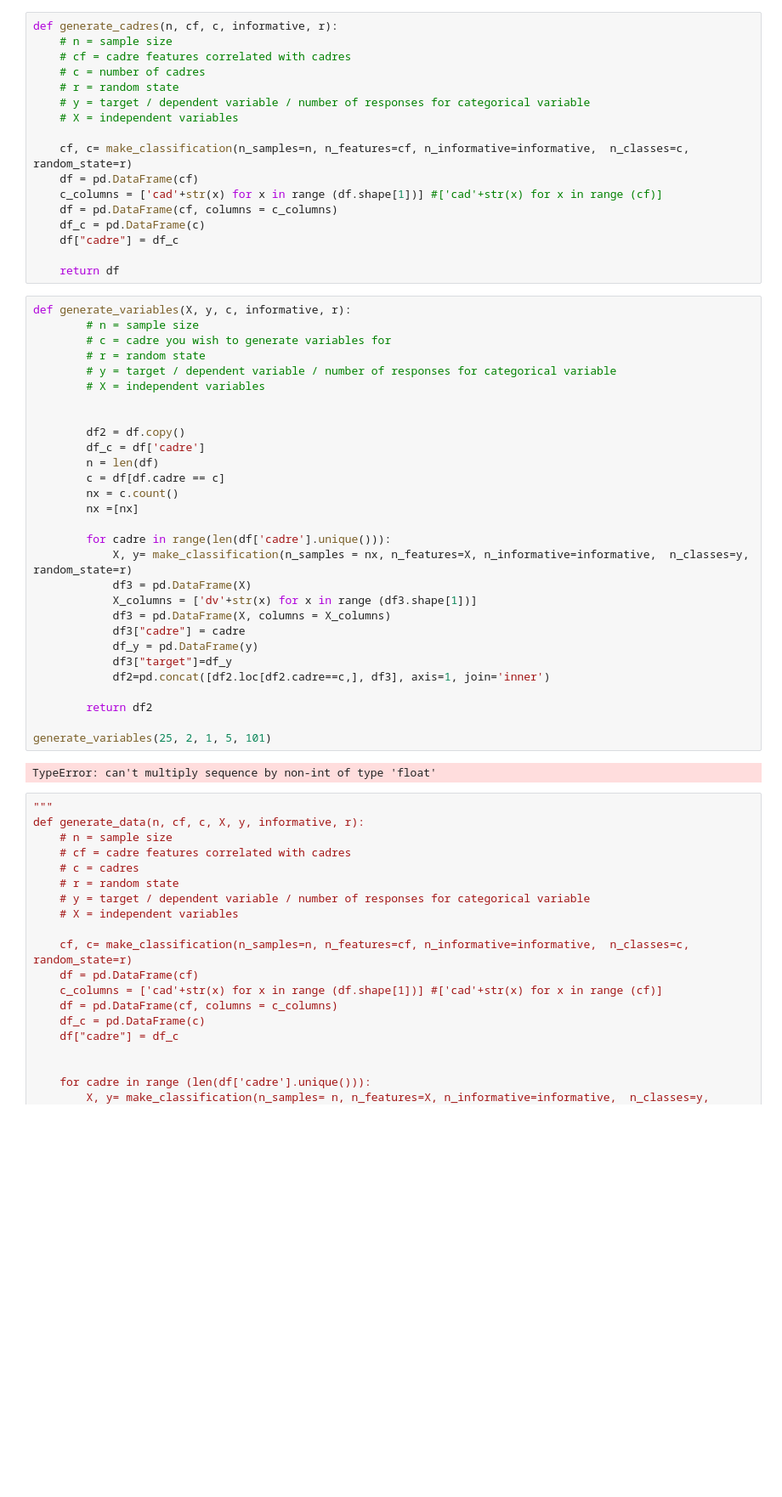
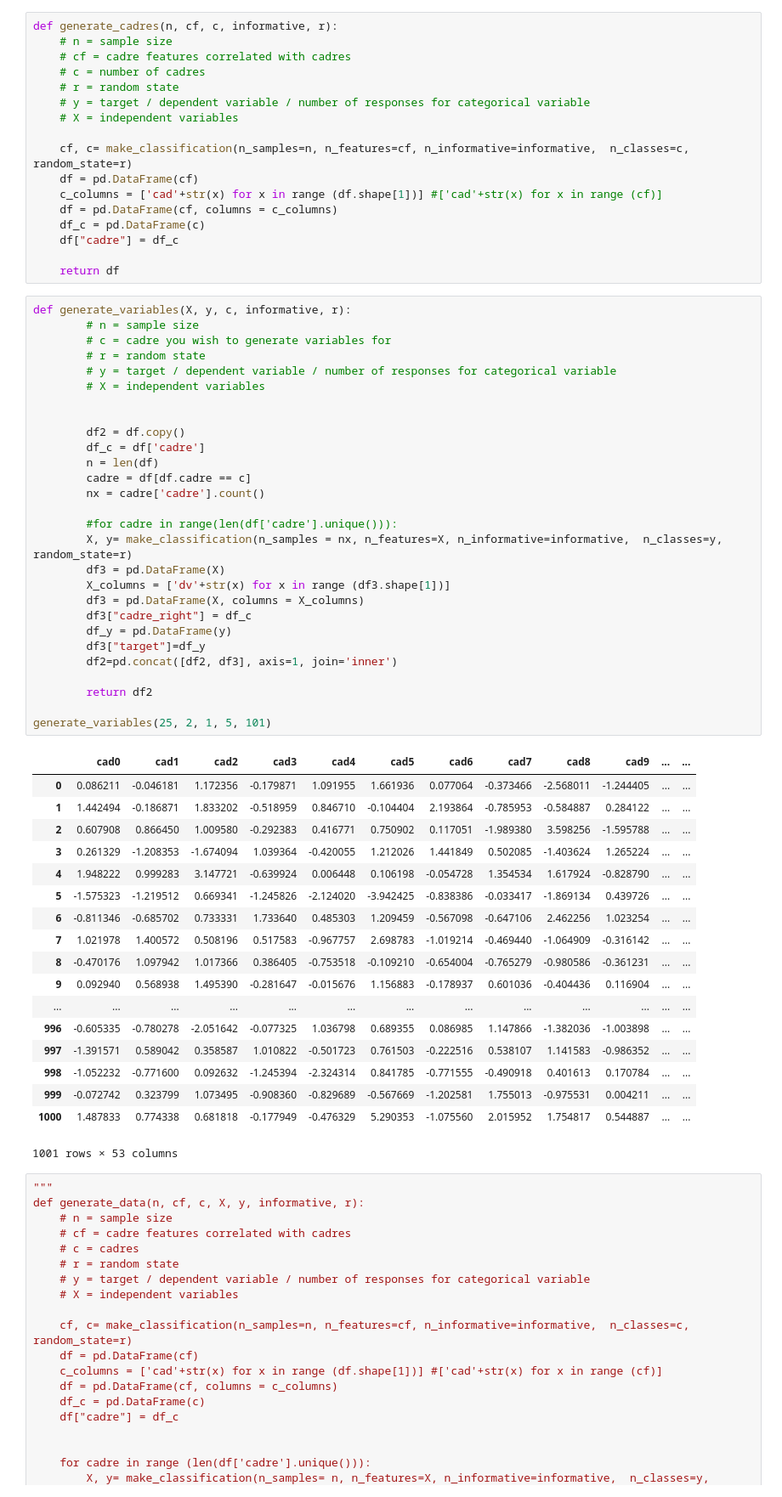
Before and after one commit to HealthINCITE/supervised-cadres, a Jupyter notebook: notebooks/DataGeneator.ipynb, the cells around one changed output. Shown: that part at 85% size. Saved outputs shown, nothing was run; the diff lists cells and outputs as text; blank space fills up the shorter version.

```diff
--- a/notebooks/DataGeneator.ipynb
+++ b/notebooks/DataGeneator.ipynb
@@ -25,34 +25,50 @@ def generate_cadres(n, cf, c, informative, r):
 # %%
 def generate_variables(X, y, c, informative, r):
         # n = sample size
         # c = cadre you wish to generate variables for
         # r = random state
         # y = target / dependent variable / number of responses for categorical variable
         # X = independent variables
 
 
         df2 = df.copy()
         df_c = df['cadre']
         n = len(df)
-        c = df[df.cadre == c]
-        nx = c.count()
-        nx =[nx]
+        cadre = df[df.cadre == c]
+        nx = cadre['cadre'].count()
 
-        for cadre in range(len(df['cadre'].unique())):
-            X, y= make_classification(n_samples = nx, n_features=X, n_informative=informative,  n_classes=y,  random_state=r)
-            df3 = pd.DataFrame(X)
-            X_columns = ['dv'+str(x) for x in range (df3.shape[1])]
-            df3 = pd.DataFrame(X, columns = X_columns)
-            df3["cadre"] = cadre
-            df_y = pd.DataFrame(y)
-            df3["target"]=df_y
-            df2=pd.concat([df2.loc[df2.cadre==c,], df3], axis=1, join='inner')
+        #for cadre in range(len(df['cadre'].unique())):
+        X, y= make_classification(n_samples = nx, n_features=X, n_informative=informative,  n_classes=y,  random_state=r)
+        df3 = pd.DataFrame(X)
+        X_columns = ['dv'+str(x) for x in range (df3.shape[1])]
+        df3 = pd.DataFrame(X, columns = X_columns)
+        df3["cadre_right"] = df_c
+        df_y = pd.DataFrame(y)
+        df3["target"]=df_y
+        df2=pd.concat([df2, df3], axis=1, join='inner')
 
         return df2
 
 generate_variables(25, 2, 1, 5, 101)
 # %% [output]
+|  | cad0 | cad1 | cad2 | cad3 | cad4 | cad5 | cad6 | cad7 | cad8 | cad9 | ... | ... |
+| 0 | 0.086211 | -0.046181 | 1.172356 | -0.179871 | 1.091955 | 1.661936 | 0.077064 | -0.373466 | -2.568011 | -1.244405 | ... | ... |
+| 1 | 1.442494 | -0.186871 | 1.833202 | -0.518959 | 0.846710 | -0.104404 | 2.193864 | -0.785953 | -0.584887 | 0.284122 | ... | ... |
+| 2 | 0.607908 | 0.866450 | 1.009580 | -0.292383 | 0.416771 | 0.750902 | 0.117051 | -1.989380 | 3.598256 | -1.595788 | ... | ... |
+| 3 | 0.261329 | -1.208353 | -1.674094 | 1.039364 | -0.420055 | 1.212026 | 1.441849 | 0.502085 | -1.403624 | 1.265224 | ... | ... |
+| 4 | 1.948222 | 0.999283 | 3.147721 | -0.639924 | 0.006448 | 0.106198 | -0.054728 | 1.354534 | 1.617924 | -0.828790 | ... | ... |
+| 5 | -1.575323 | -1.219512 | 0.669341 | -1.245826 | -2.124020 | -3.942425 | -0.838386 | -0.033417 | -1.869134 | 0.439726 | ... | ... |
+| 6 | -0.811346 | -0.685702 | 0.733331 | 1.733640 | 0.485303 | 1.209459 | -0.567098 | -0.647106 | 2.462256 | 1.023254 | ... | ... |
+| 7 | 1.021978 | 1.400572 | 0.508196 | 0.517583 | -0.967757 | 2.698783 | -1.019214 | -0.469440 | -1.064909 | -0.316142 | ... | ... |
+| 8 | -0.470176 | 1.097942 | 1.017366 | 0.386405 | -0.753518 | -0.109210 | -0.654004 | -0.765279 | -0.980586 | -0.361231 | ... | ... |
+| 9 | 0.092940 | 0.568938 | 1.495390 | -0.281647 | -0.015676 | 1.156883 | -0.178937 | 0.601036 | -0.404436 | 0.116904 | ... | ... |
+| ... | ... | ... | ... | ... | ... | ... | ... | ... | ... | ... | ... | ... |
+| 996 | -0.605335 | -0.780278 | -2.051642 | -0.077325 | 1.036798 | 0.689355 | 0.086985 | 1.147866 | -1.382036 | -1.003898 | ... | ... |
+| 997 | -1.391571 | 0.589042 | 0.358587 | 1.010822 | -0.501723 | 0.761503 | -0.222516 | 0.538107 | 1.141583 | -0.986352 | ... | ... |
+| 998 | -1.052232 | -0.771600 | 0.092632 | -1.245394 | -2.324314 | 0.841785 | -0.771555 | -0.490918 | 0.401613 | 0.170784 | ... | ... |
+| 999 | -0.072742 | 0.323799 | 1.073495 | -0.908360 | -0.829689 | -0.567669 | -1.202581 | 1.755013 | -0.975531 | 0.004211 | ... | ... |
+| 1000 | 1.487833 | 0.774338 | 0.681818 | -0.177949 | -0.476329 | 5.290353 | -1.075560 | 2.015952 | 1.754817 | 0.544887 | ... | ... |
-TypeError: can't multiply sequence by non-int of type 'float'
+1001 rows × 53 columns
 # %%
 """
 def generate_data(n, cf, c, X, y, informative, r):
```
Also changed, not shown: parts of 1 cell of this notebook.
